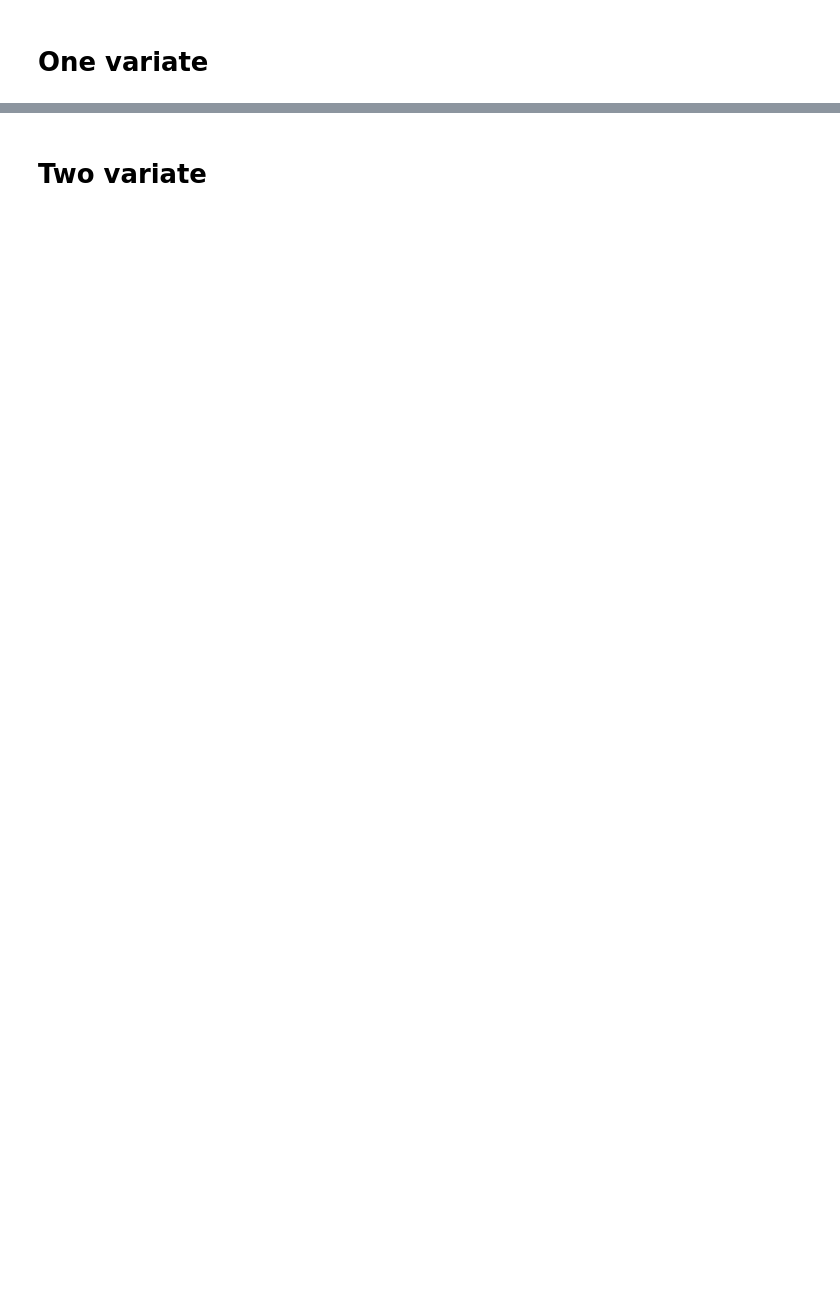
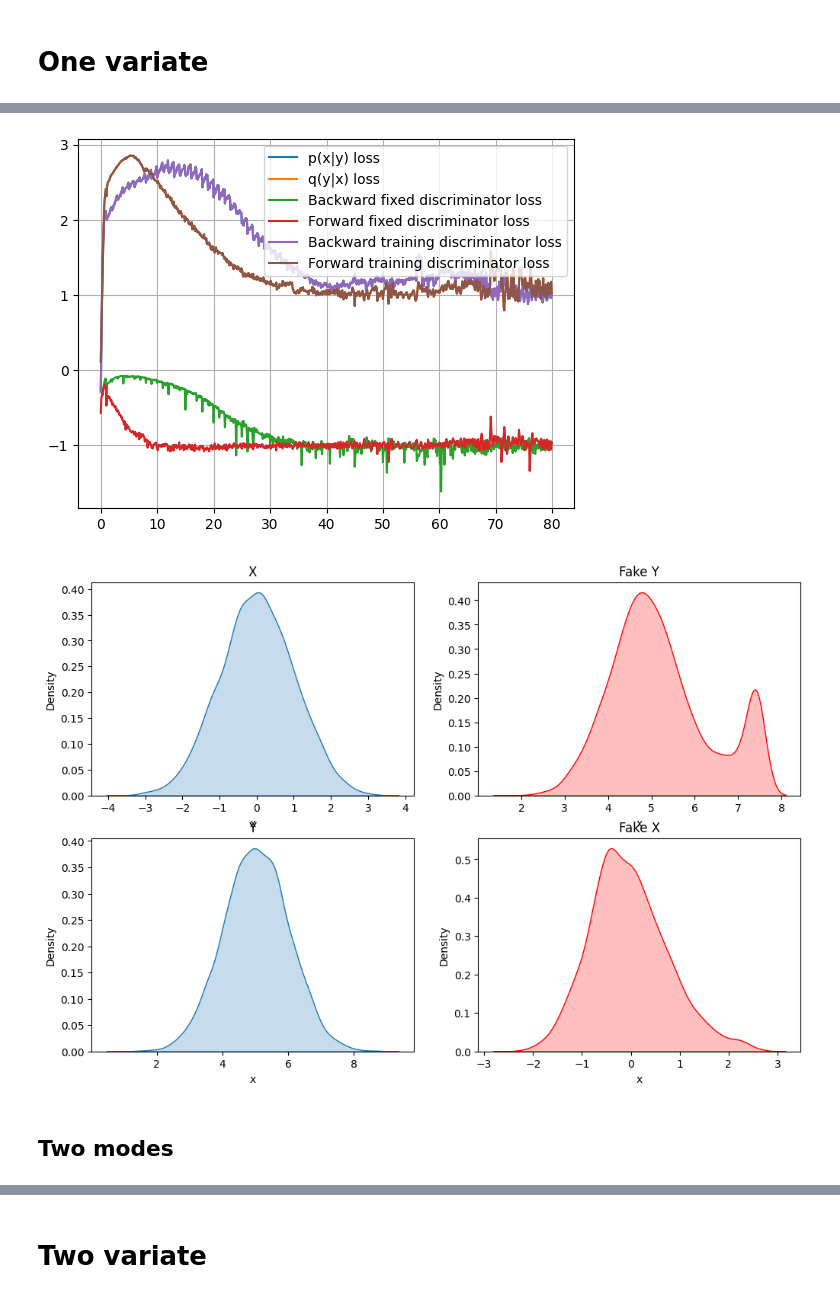
Before and after one commit to gregkseno/masters-thesis, a Jupyter notebook: code/adversarial_ipfp.ipynb, the cells around one changed output, grey strips where cells are left out. Drawn from its saved outputs; the diff is of its cells as text; code cells hidden in the pictures; blank space fills up the shorter version.

```diff
--- a/code/adversarial_ipfp.ipynb
+++ b/code/adversarial_ipfp.ipynb
@@ -370,0 +70,23 @@ class AdversarialIPFPTrainer:
+# %%
+from copy import deepcopy
+
+discriminator_backward = SimpleDiscriminator(data_dim, hidden_dims).to(device)
+discriminator_forward = SimpleDiscriminator(data_dim, hidden_dims).to(device)
+
+conditional_p = SimpleConditional(data_dim, hidden_dims).to(device)
+conditional_q = deepcopy(conditional_q_fixed).to(device)
+
+trainer = AdversarialIPFPTrainer(
+    conditional_p,
+    conditional_q,
+    discriminator_backward,
+    discriminator_forward,
+    lr_disc={'forward': 4e-5, 'backward': 4e-5},
+    lr_gen={'forward': 1e-5, 'backward': 1e-5},
+    # clip=0.001,
+    device=device
+)
+
+epochs = 80
+inner_steps = 10
+losses = trainer.train(epochs, dataloader, inner_steps=inner_steps)
@@ -371 +111,12 @@ class AdversarialIPFPTrainer:
+# %%
+conditional_q.to('cpu')
+conditional_p.to('cpu')
+
+visualize_losses(losses, trainer.loss_titles, inner_steps=inner_steps)
+visualize_sb(conditional_p, conditional_q, dataset, num_samples=len(dataset))
+# %% [output]
+[figure, added]
+[figure, added]
+# %% [markdown]
+## Two modes
 # %%
```
Also changed, not shown: parts of 43 cells of this notebook, 1 other file.
